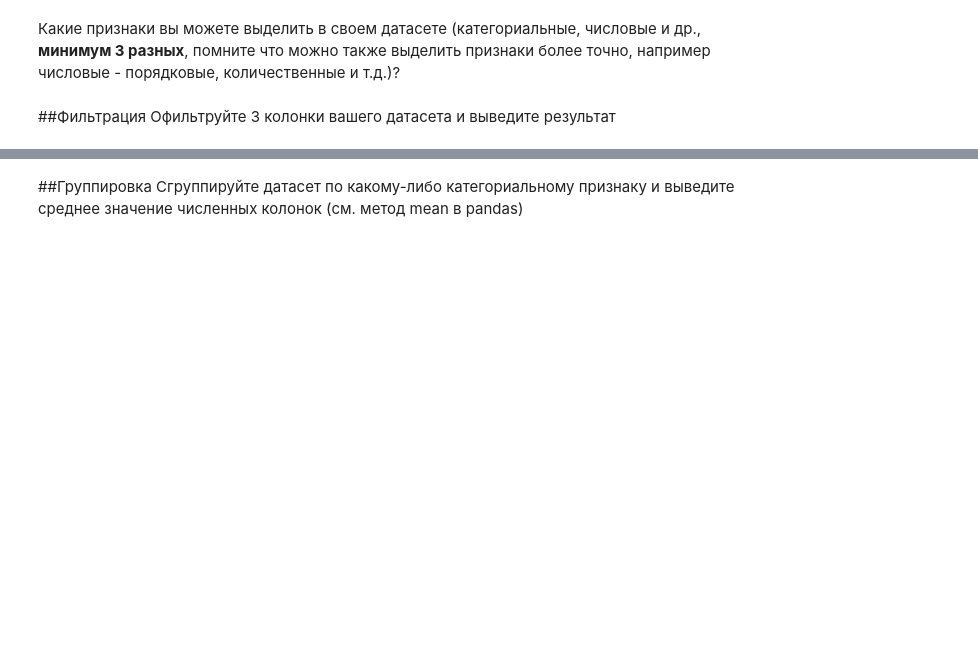
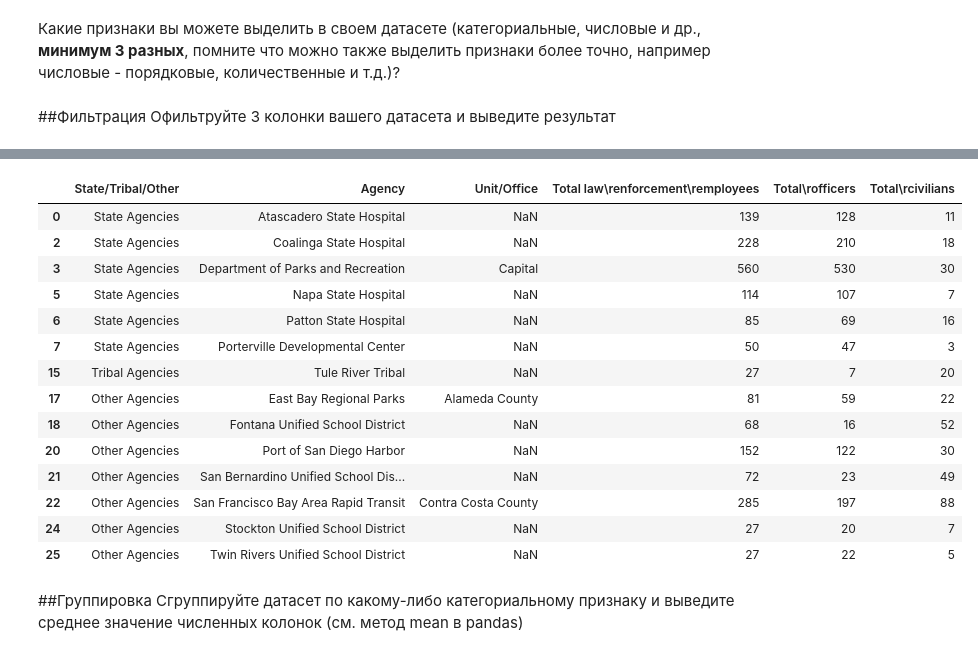
Before and after one commit to Dev-Atom42/MachineLearning-Calobaratory, a Jupyter notebook: Задание_1.ipynb, the cells around one changed output, grey strips where cells are left out. Drawn from its saved outputs; the diff is of its cells as text; code cells hidden in the pictures; blank space fills up the shorter version.

```diff
--- a/Задание_1.ipynb
+++ b/Задание_1.ipynb
@@ -54,0 +110,9 @@ df
+# %%
+df["Total\rcivilians"] = df["Total\rcivilians"].astype("int")
+df["Total\rofficers"] = df["Total\rofficers"].astype("int")
+df["Total law\renforcement\remployees"] = df["Total law\renforcement\remployees"].astype("int")
+
+#df.dtypes[["Total\rcivilians","Total\rofficers","Total law\renforcement\remployees"]]
+df.info()
+
+#Вывести типы колонок тут
@@ -64,5 +162,22 @@ df
 # %%
 #Фильтр колонки 3
+df[df["Total law\renforcement\remployees"] > 25]
+# %% [output]
+|  | State/Tribal/Other | Agency | Unit/Office | Total law\renforcement\remployees | Total\rofficers | Total\rcivilians |
+| 0 | State Agencies | Atascadero State Hospital | NaN | 139 | 128 | 11 |
+| 2 | State Agencies | Coalinga State Hospital | NaN | 228 | 210 | 18 |
+| 3 | State Agencies | Department of Parks and Recreation | Capital | 560 | 530 | 30 |
+| 5 | State Agencies | Napa State Hospital | NaN | 114 | 107 | 7 |
+| 6 | State Agencies | Patton State Hospital | NaN | 85 | 69 | 16 |
+| 7 | State Agencies | Porterville Developmental Center | NaN | 50 | 47 | 3 |
+| 15 | Tribal Agencies | Tule River Tribal | NaN | 27 | 7 | 20 |
+| 17 | Other Agencies | East Bay Regional Parks | Alameda County | 81 | 59 | 22 |
+| 18 | Other Agencies | Fontana Unified School District | NaN | 68 | 16 | 52 |
+| 20 | Other Agencies | Port of San Diego Harbor | NaN | 152 | 122 | 30 |
+| 21 | Other Agencies | San Bernardino Unified School Dis... | NaN | 72 | 23 | 49 |
+| 22 | Other Agencies | San Francisco Bay Area Rapid Transit | Contra Costa County | 285 | 197 | 88 |
+| 24 | Other Agencies | Stockton Unified School District | NaN | 27 | 20 | 7 |
+| 25 | Other Agencies | Twin Rivers Unified School District | NaN | 27 | 22 | 5 |
 # %% [markdown]
 ##Группировка
 Сгруппируйте датасет по какому-либо категориальному признаку и выведите среднее значение численных колонок (см. метод mean в pandas)
```
Also changed, not shown: parts of 16 cells of this notebook.
